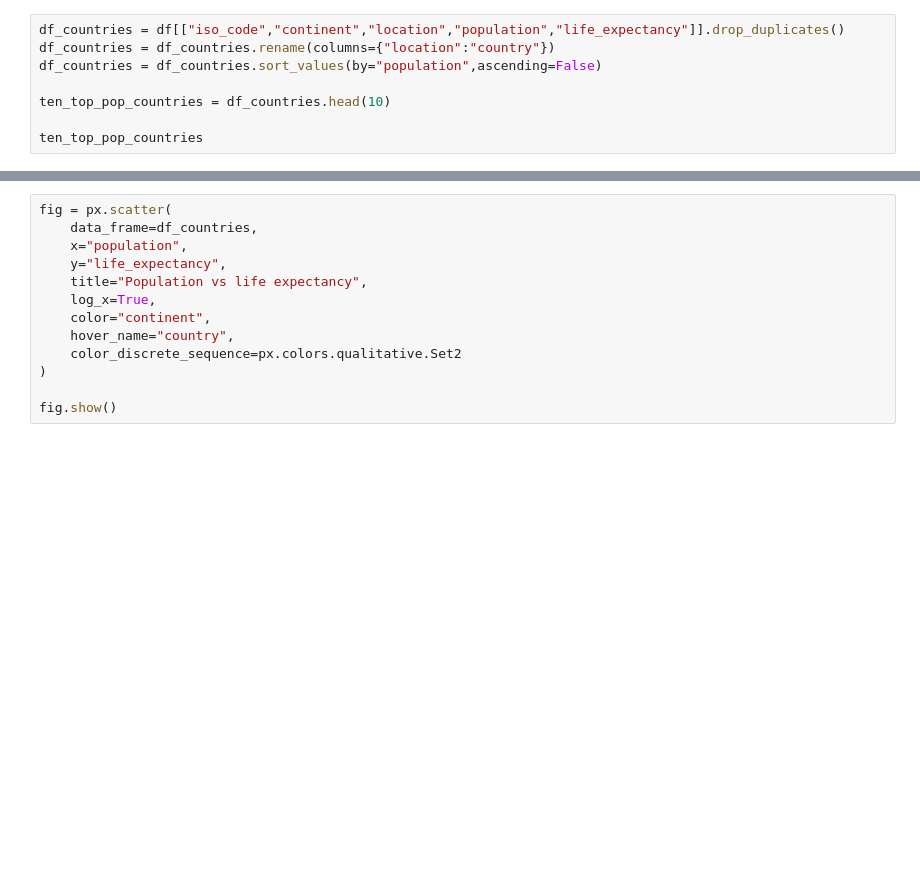
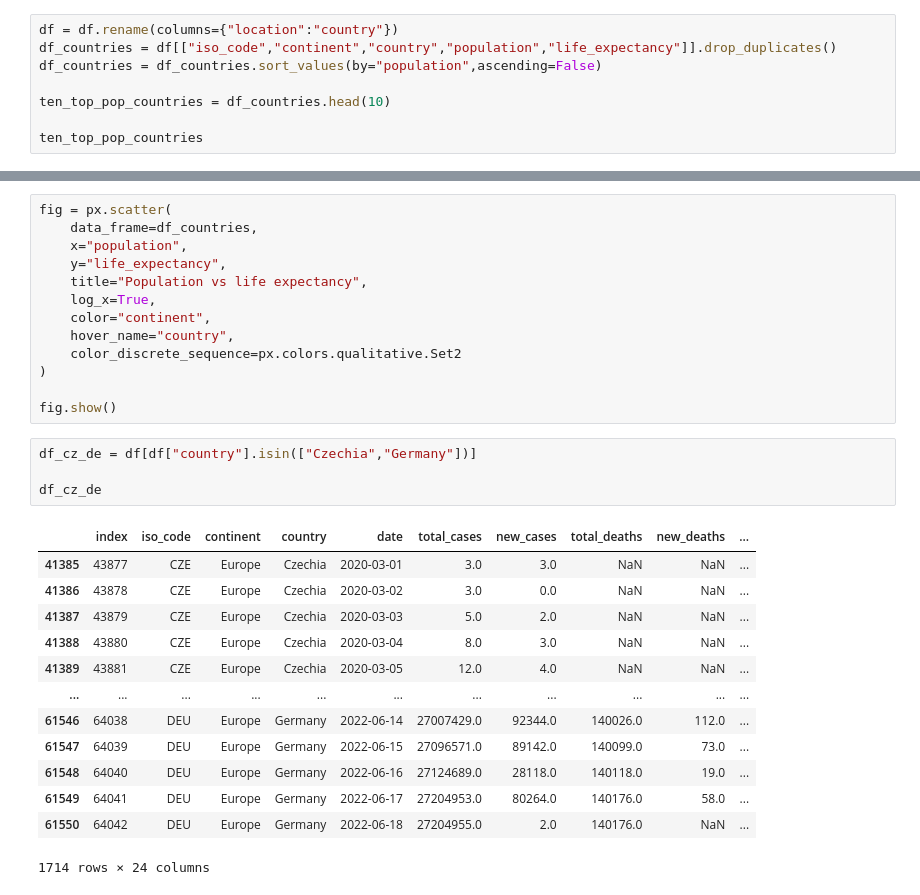
Before and after one commit to alesziegler/clab-project-covid-data, a Jupyter notebook: covid_19_tracker.ipynb, the cells around one changed output, grey strips where cells are left out. Saved outputs shown, nothing was run; the diff lists cells and outputs as text; blank space fills up the shorter version.

Commit message:
Basics of country comparison done

```diff
--- a/covid_19_tracker.ipynb
+++ b/covid_19_tracker.ipynb
@@ -47,8 +47,8 @@ Data columns (total 24 columns):
 dtypes: float64(19), int64(1), str(4)
 memory usage: 33.0 MB
 # %%
-df_countries = df[["iso_code","continent","location","population","life_expectancy"]].drop_duplicates()
-df_countries = df_countries.rename(columns={"location":"country"})
+df = df.rename(columns={"location":"country"})
+df_countries = df[["iso_code","continent","country","population","life_expectancy"]].drop_duplicates()
 df_countries = df_countries.sort_values(by="population",ascending=False)
 
 ten_top_pop_countries = df_countries.head(10)
@@ -92,3 +92,21 @@ fig = px.scatter(
 )
 
 fig.show()
+# %%
+df_cz_de = df[df["country"].isin(["Czechia","Germany"])]
+
+df_cz_de
+# %% [output]
+|  | index | iso_code | continent | country | date | total_cases | new_cases | total_deaths | new_deaths | ... |
+| 41385 | 43877 | CZE | Europe | Czechia | 2020-03-01 | 3.0 | 3.0 | NaN | NaN | ... |
+| 41386 | 43878 | CZE | Europe | Czechia | 2020-03-02 | 3.0 | 0.0 | NaN | NaN | ... |
+| 41387 | 43879 | CZE | Europe | Czechia | 2020-03-03 | 5.0 | 2.0 | NaN | NaN | ... |
+| 41388 | 43880 | CZE | Europe | Czechia | 2020-03-04 | 8.0 | 3.0 | NaN | NaN | ... |
+| 41389 | 43881 | CZE | Europe | Czechia | 2020-03-05 | 12.0 | 4.0 | NaN | NaN | ... |
+| ... | ... | ... | ... | ... | ... | ... | ... | ... | ... | ... |
+| 61546 | 64038 | DEU | Europe | Germany | 2022-06-14 | 27007429.0 | 92344.0 | 140026.0 | 112.0 | ... |
+| 61547 | 64039 | DEU | Europe | Germany | 2022-06-15 | 27096571.0 | 89142.0 | 140099.0 | 73.0 | ... |
+| 61548 | 64040 | DEU | Europe | Germany | 2022-06-16 | 27124689.0 | 28118.0 | 140118.0 | 19.0 | ... |
+| 61549 | 64041 | DEU | Europe | Germany | 2022-06-17 | 27204953.0 | 80264.0 | 140176.0 | 58.0 | ... |
+| 61550 | 64042 | DEU | Europe | Germany | 2022-06-18 | 27204955.0 | 2.0 | 140176.0 | NaN | ... |
+1714 rows × 24 columns
```
Also changed, not shown: parts of 1 cell of this notebook.
